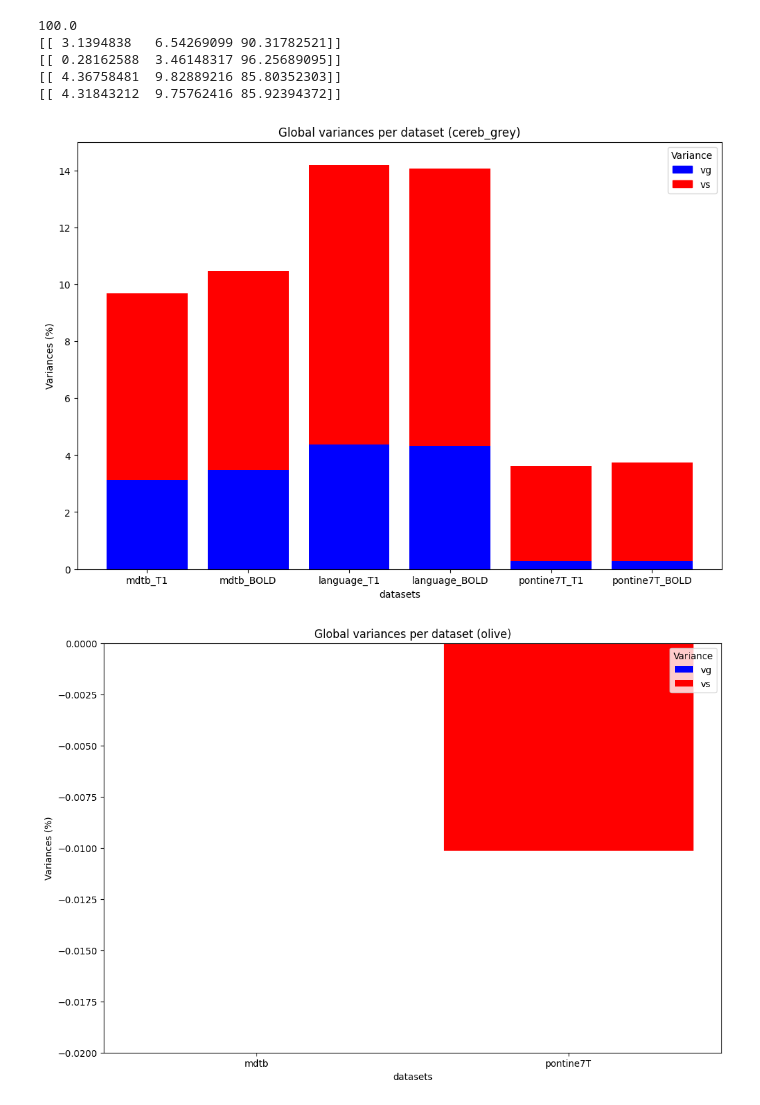
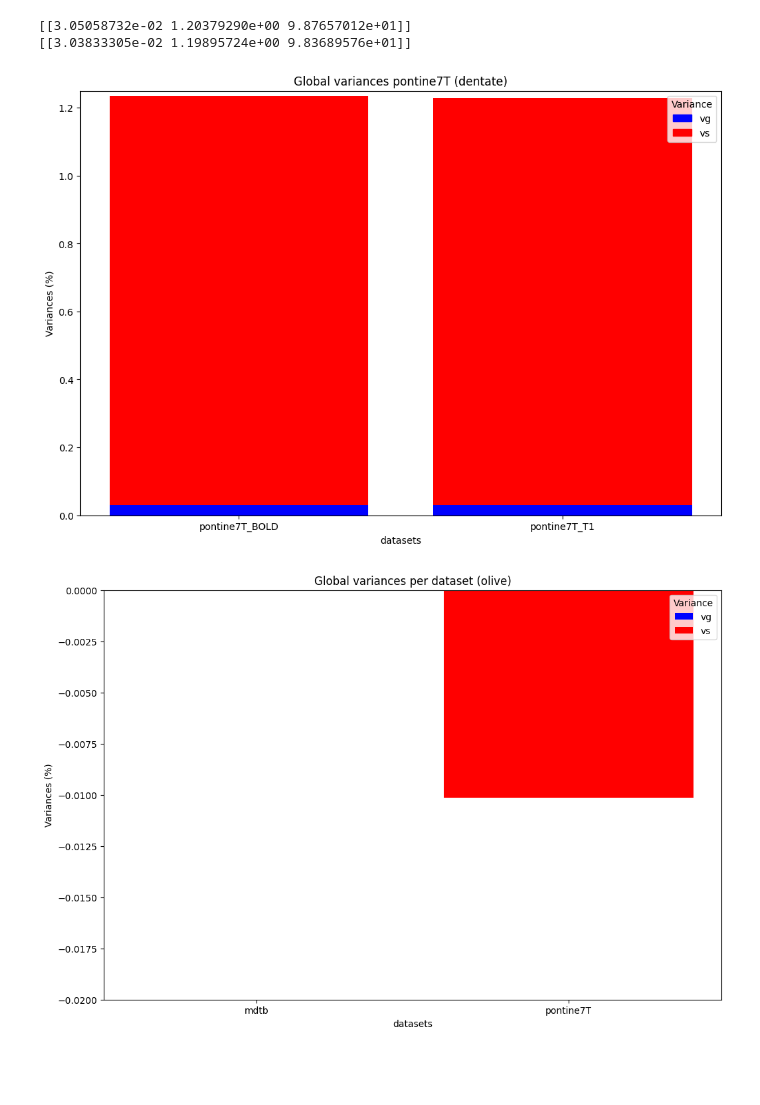
Before and after one commit to DiedrichsenLab/Functional_Fusion, a Jupyter notebook: notebooks/extract_data_ince.ipynb, the cells around one changed output. Saved outputs shown, nothing was run; the diff lists cells and outputs as text; code cells hidden in the pictures; blank space fills up the shorter version.

```diff
--- a/notebooks/extract_data_ince.ipynb
+++ b/notebooks/extract_data_ince.ipynb
@@ -121,7 +131,7 @@ tensor_mean_subtract_language2 = tensor_no_nans2 - tensor_avg_cond2
 #pontine7T
 
 
-flat_data = ac.get_structure_data(structure='cereb_gray',  data_dir='/Volumes/diedrichsen_data$/data/Cerebellum/Pontine7T/RegionOfInterest_BOLDMNI/data/group')
+flat_data = ac.get_structure_data(structure='dentate',  data_dir='/Volumes/diedrichsen_data$/data/Cerebellum/Pontine7T/RegionOfInterest_BOLDMNI/data/group')
 
 cond_vec = np.tile(np.arange(1,11),16)
 
@@ -164,7 +157,7 @@ vox offset (=1.40422e+06) not divisible by 16, not SPM compatible; leaving at cu
 #pontine7T
 
 
-flat_data = ac.get_structure_data(structure='cerebellum_gray',  data_dir='/Volumes/diedrichsen_data$/data/Cerebellum/Pontine7T/RegionOfInterest_SUIT/data/group')
+flat_data = ac.get_structure_data(structure='dentate',  data_dir='/Volumes/diedrichsen_data$/data/Cerebellum/Pontine7T/RegionOfInterest_SUIT/data/group')
 
 cond_vec = np.tile(np.arange(1,11),16)
 
@@ -225,17 +215,17 @@ print(var_language2)
 # %%
-var_norm_mdtb = np.zeros((1,3)) #(10,3) means 10 rows, 3 variances; (1,3) means 1 row, 3 variances, etc
-var_norm_mdtb2 = np.zeros((1,3))
+#var_norm_mdtb = np.zeros((1,3)) #(10,3) means 10 rows, 3 variances; (1,3) means 1 row, 3 variances, etc
+#var_norm_mdtb2 = np.zeros((1,3))
 var_norm_7T = np.zeros((1,3))
 var_norm_7T_old = np.zeros((1,3))
-var_norm_language = np.zeros((1,3))
-var_norm_language2 = np.zeros((1,3))
+#var_norm_language = np.zeros((1,3))
+#var_norm_language2 = np.zeros((1,3))
 
 for i in range(1): #number of rows
-    row_sum_mdtb = np.sum(var_mdtb[i])
-    var_norm_mdtb[i] = (var_mdtb[i]/row_sum_mdtb)*100
+    #row_sum_mdtb = np.sum(var_mdtb[i])
+    #var_norm_mdtb[i] = (var_mdtb[i]/row_sum_mdtb)*100
 
-    row_sum_mdtb2 = np.sum(var_mdtb2[i])
-    var_norm_mdtb2[i] = (var_mdtb2[i]/row_sum_mdtb2)*100
+    #row_sum_mdtb2 = np.sum(var_mdtb2[i])
+    #var_norm_mdtb2[i] = (var_mdtb2[i]/row_sum_mdtb2)*100
 
     row_sum_7T = np.sum(var_7T[i])
     var_norm_7T[i] = (var_7T[i]/row_sum_7T)*100
@@ -243,25 +233,22 @@ for i in range(1): #number of rows
     row_sum_7T_old = np.sum(var_7T_old[i])
     var_norm_7T_old[i] = (var_7T[i]/row_sum_7T_old)*100
 
-    row_sum_lang = np.sum(var_language[i])
-    var_norm_language[i] = (var_language[i]/row_sum_lang)*100
+    #row_sum_lang = np.sum(var_language[i])
+    #var_norm_language[i] = (var_language[i]/row_sum_lang)*100
 
-    row_sum_lang2 = np.sum(var_language2[i])
-    var_norm_language2[i] = (var_language2[i]/row_sum_lang2)*100
+    #row_sum_lang2 = np.sum(var_language2[i])
+    #var_norm_language2[i] = (var_language2[i]/row_sum_lang2)*100
 
 
-print(var_norm_mdtb[0][0] + var_norm_mdtb[0][1] + var_norm_mdtb[0][2])
+#print(var_norm_mdtb[0][0] + var_norm_mdtb[0][1] + var_norm_mdtb[0][2])
 
-print(var_norm_mdtb)
+#print(var_norm_mdtb)
 print(var_norm_7T)
-print(var_norm_language)
-print(var_norm_language2)
+print(var_norm_7T_old)
+#print(var_norm_language2)
 # %% [output]
-100.0
-[[ 3.1394838   6.54269099 90.31782521]]
-[[ 0.28162588  3.46148317 96.25689095]]
-[[ 4.36758481  9.82889216 85.80352303]]
-[[ 4.31843212  9.75762416 85.92394372]]
+[[3.05058732e-02 1.20379290e+00 9.87657012e+01]]
+[[3.03833305e-02 1.19895724e+00 9.83689576e+01]]
 # %%
 import matplotlib.pyplot as plt
 import pandas as pd
@@ -269,15 +256,15 @@ import matplotlib.patches as mpatches
 
 # Example data
 data = {
-    'datasets': ['mdtb_T1','mdtb_BOLD', 'language_T1', 'language_BOLD', 'pontine7T_T1', 'pontine7T_BOLD'],
-    'vg_mdtb': var_norm_mdtb[:, 0],
-    'vs_mdtb': var_norm_mdtb[:, 1],
-    'vg_mdtb2': var_norm_mdtb2[:, 0],
-    'vs_mdtb2': var_norm_mdtb2[:, 1],
-    'vg_language': var_norm_language[:, 0],
-    'vs_language' : var_norm_language[:,1],
-    'vg_language2': var_norm_language2[:, 0],
-    'vs_language2' : var_norm_language2[:,1],
+    'datasets': ['pontine7T_BOLD', 'pontine7T_T1'],
+    #'vg_mdtb': var_norm_mdtb[:, 0],
+    #'vs_mdtb': var_norm_mdtb[:, 1],
+    #'vg_mdtb2': var_norm_mdtb2[:, 0],
+    #'vs_mdtb2': var_norm_mdtb2[:, 1],
+    #'vg_language': var_norm_language[:, 0],
+    #'vs_language' : var_norm_language[:,1],
+    #'vg_language2': var_norm_language2[:, 0],
+    #'vs_language2' : var_norm_language2[:,1],
      'vg_7T_old': var_norm_7T_old[:, 0],
     'vs_7T_old': var_norm_7T_old[:, 1],
     'vg_7T': var_norm_7T[:, 0],
@@ -286,41 +273,41 @@ data = {
 
 # Reshape the data into long format
 df_stacked = pd.DataFrame({
-    'datasets': data['datasets'] * len(data['vg_mdtb']),
-    'vg': list(data['vg_mdtb']) + list(data['vg_mdtb2']) + list(data['vg_language']) + list(data['vg_language2']) + list(data['vg_7T_old']) + list(data['vg_7T']),
-    'vs': list(data['vs_mdtb']) + list(data['vs_mdtb2']) + list(data['vs_language']) + list(data['vs_language2']) + list(data['vs_7T_old']) + list(data['vs_7T'])
+    'datasets': data['datasets'] * len(data['vg_7T_old']),
+    'vg': list(data['vg_7T']) + list(data['vg_7T_old']),
+    'vs': list(data['vs_7T']) + list(data['vs_7T_old'])
 })
 
 # Plotting
 plt.figure(figsize=(12, 8))
 
 # Separate positive and negative values for 'vg' and 'vs'
 vg_positive = df_stacked['vg'].clip(lower=0)
 vg_negative = df_stacked['vg'].clip(upper=0)
 vs_positive = df_stacked['vs'].clip(lower=0)
 vs_negative = df_stacked['vs'].clip(upper=0)
 
 # Plot positive 'vg' and 'vs' (no labels to avoid duplicate legend entries)
 plt.bar(df_stacked['datasets'], vg_positive, color='blue')
 plt.bar(df_stacked['datasets'], vs_positive, bottom=vg_positive, color='red')
 
 # Plot negative 'vg' and 'vs' (no labels to avoid duplicate legend entries)
 plt.bar(df_stacked['datasets'], vg_negative, color='blue')
 plt.bar(df_stacked['datasets'], vs_negative, bottom=vg_negative, color='red')
 
 # Create custom legend
 vg_patch = mpatches.Patch(color='blue', label='vg')
 vs_patch = mpatches.Patch(color='red', label='vs')
 plt.legend(handles=[vg_patch, vs_patch], title='Variance', loc='upper right')
 
 # Customize the plot
 plt.xlabel('datasets')
 plt.ylabel('Variances (%)')
-plt.title('Global variances per dataset (cereb_grey)')
-plt.ylim(0, 15)
+plt.title('Global variances pontine7T (dentate)')
+plt.ylim(0, 1.25)
 plt.show()
 # %% [output]
-[figure, old version]
+[figure, new version]
 # %%
 #plot global variances for each ROI
 
```
Also changed, not shown: parts of 13 cells of this notebook.
